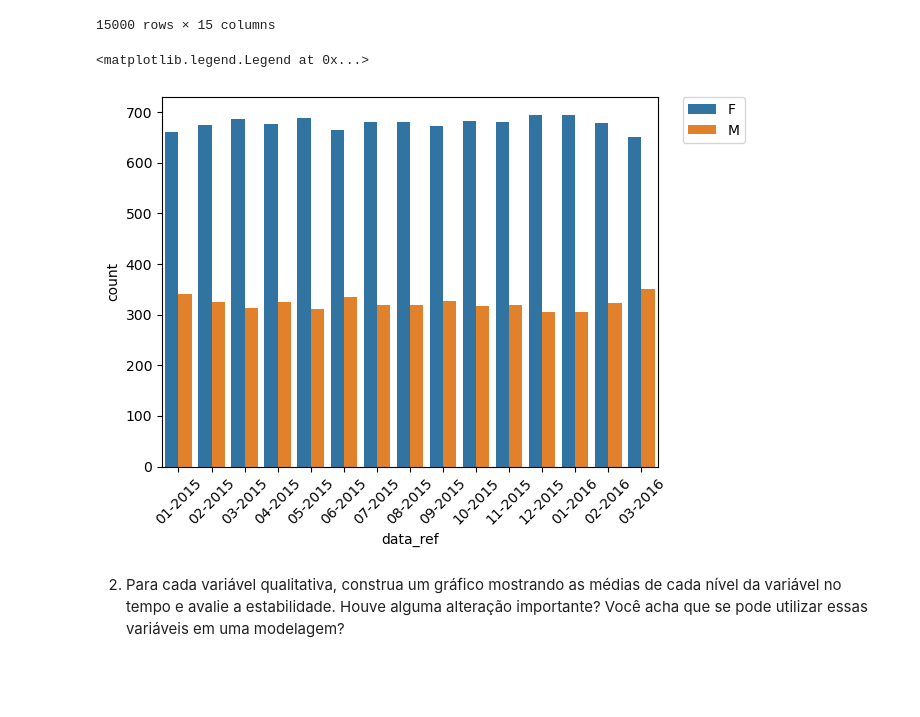
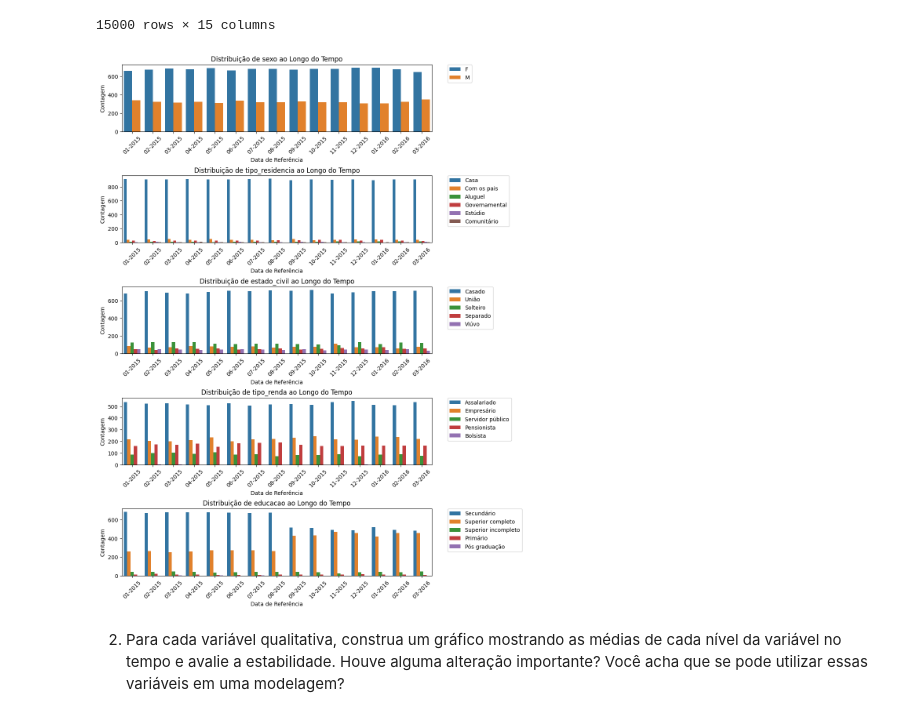
Before and after one commit to thomasgcosta/datascience-ebac, a Jupyter notebook: Tarefas/Profissao-Cientista de Dados_M10_support material_assignment03.ipynb, the cells around one changed output. Drawn from its saved outputs; the diff is of its cells as text; code cells hidden in the pictures; blank space fills up the shorter version.

```diff
--- a/Tarefas/Profissao-Cientista de Dados_M10_support material_assignment03.ipynb
+++ b/Tarefas/Profissao-Cientista de Dados_M10_support material_assignment03.ipynb
@@ -28,19 +28,33 @@ df
 | 14999 | 2016-03-01 | 12895 | F | True | True | 0 | Assalariado | Secundário | ... |
 15000 rows × 15 columns
 # %%
-ax = sns.countplot(x='data_ref', hue='sexo',data=df)
+variaveis_qualitativas = ['sexo', 'tipo_residencia', 'estado_civil', 'tipo_renda','educacao']
 #converte a coluna data_ref em datetime
 df['data_ref'] = pd.to_datetime(df['data_ref'])
 
-#retorna as data em tempo unicos para a geração do gráfico
-ticks_labels = df['data_ref'].map(lambda ts: ts.strftime("%m-%Y")).unique()
+# Definir o número de linhas e colunas para o grid
+num_linhas = len(variaveis_qualitativas)
+num_colunas = 1  # Uma coluna para o tempo
+# Criar a figura e os subplots
+fig, axs = plt.subplots(num_linhas, num_colunas, figsize=(10, 3 * num_linhas))
+fig.tight_layout(pad=6.0)
 
-ticks = ax.set_xticks(list(range(df['data_ref'].nunique())))
-labels = ax.set_xticklabels(ticks_labels, rotation=45)
+for i, variavel in enumerate(variaveis_qualitativas):
+    ax = sns.countplot(x='data_ref', hue=variavel,data=df, ax=axs[i])
+    #retorna as data em tempo unicos para a geração do gráfico
+    ticks_labels = df['data_ref'].map(lambda ts: ts.strftime("%m-%Y")).unique()
 
-plt.legend(bbox_to_anchor=(1.05, 1), loc=2, borderaxespad=0.)
+    ticks = ax.set_xticks(list(range(df['data_ref'].nunique())))
+    labels = ax.set_xticklabels(ticks_labels, rotation=45)
+
+    # Adicionar legenda fora do gráfico
+    ax.legend(bbox_to_anchor=(1.05, 1), loc=2, borderaxespad=0.)
+    ax.set_xlabel('Data de Referência')
+    ax.set_ylabel('Contagem')
+    ax.set_title(f'Distribuição de {variavel} ao Longo do Tempo')
+    # Adicionar legenda fora do gráfico
+    ax.legend(bbox_to_anchor=(1.05, 1), loc=2, borderaxespad=0.)
 # %% [output]
-<matplotlib.legend.Legend at 0x...>
-[figure, old version]
+[figure, new version]
 # %% [markdown]
 2) Para cada variável qualitativa, construa um gráfico mostrando as médias de cada nível da variável no tempo e avalie a estabilidade. Houve alguma alteração importante? Você acha que se pode utilizar essas variáveis em uma modelagem?
```
Also changed, not shown: parts of 1 cell of this notebook, 1 other file.
